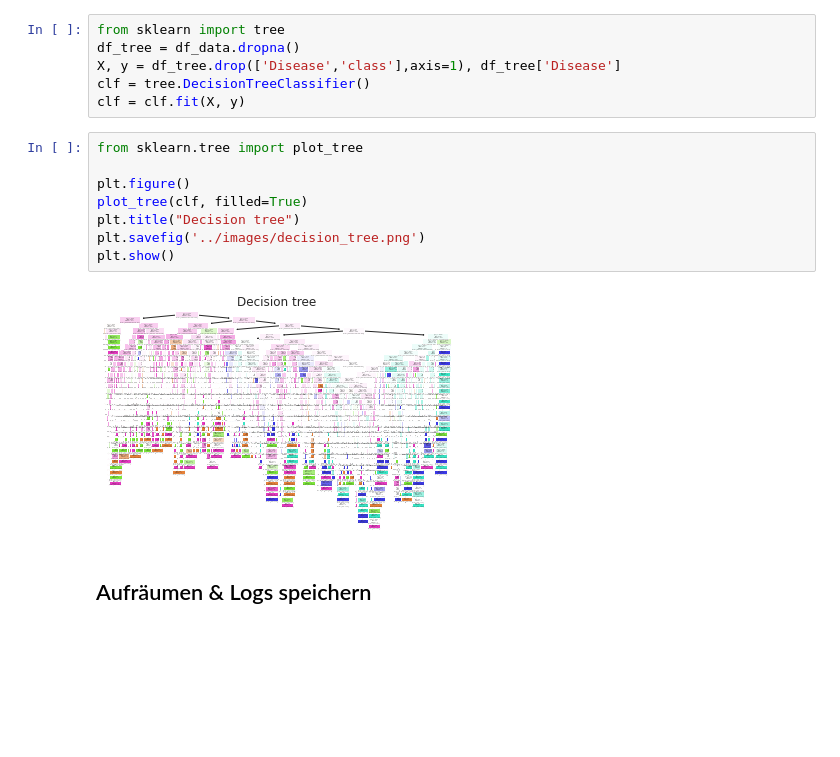
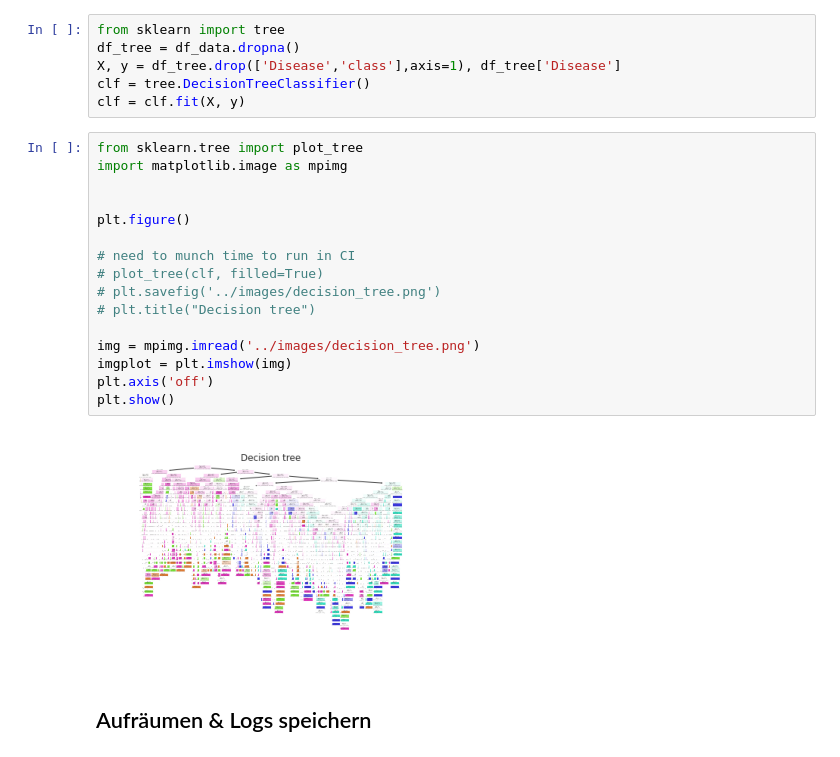
Before and after one commit to Fuenfgeld/DMA2022DataProjectC, a Jupyter notebook: src/analysis.ipynb, the cells around one changed output. Cells and saved outputs as stored; diff of their text form; blank space fills up the shorter version.

Commit message:
load desicion tree as image (Issue: #29)

```diff
--- a/src/analysis.ipynb
+++ b/src/analysis.ipynb
@@ -550,14 +550,22 @@ clf = tree.DecisionTreeClassifier()
 clf = clf.fit(X, y)
 # %%
 from sklearn.tree import plot_tree
+import matplotlib.image as mpimg
+
 
 plt.figure()
-plot_tree(clf, filled=True)
-plt.title("Decision tree")
-plt.savefig('../images/decision_tree.png')
+
+# need to munch time to run in CI
+# plot_tree(clf, filled=True)
+# plt.savefig('../images/decision_tree.png')
+# plt.title("Decision tree")
+
+img = mpimg.imread('../images/decision_tree.png')
+imgplot = plt.imshow(img)
+plt.axis('off')
 plt.show()
 # %% [output]
-[figure, old version]
+[figure, new version]
 # %% [markdown]
 ## Aufräumen & Logs speichern
 # %%
```
